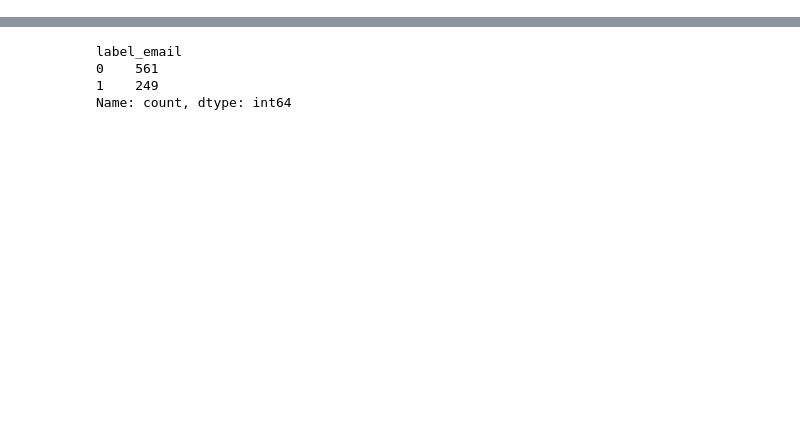
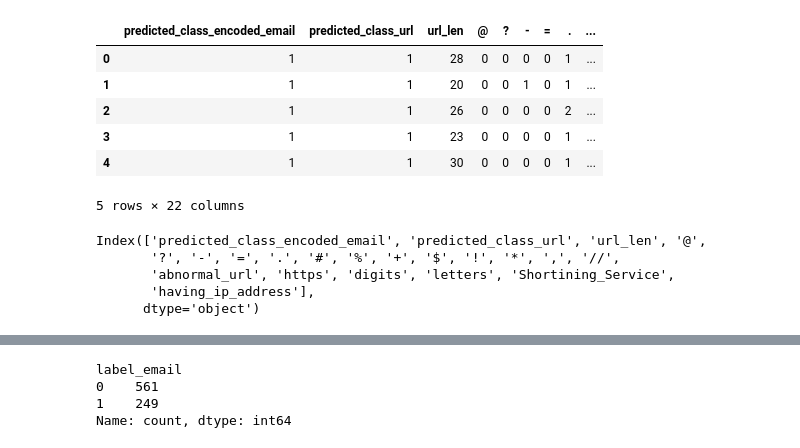
Before and after one commit to touficfakhry/ml_iter3, a Jupyter notebook: meta-classifier/meta-classifier.ipynb, the cells around one changed output, grey strips where cells are left out. Drawn from its saved outputs; the diff is of its cells as text; code cells hidden in the pictures; blank space fills up the shorter version.

```diff
--- a/meta-classifier/meta-classifier.ipynb
+++ b/meta-classifier/meta-classifier.ipynb
@@ -8,6 +9,24 @@ from sklearn.metrics import accuracy_score, classification_report, confusion_mat
 # %%
 merged_data = pd.read_csv('merged_data_with_predictions.csv')
 # %%
-# Assuming merged_data contains the merged features and labels
-X = pd.get_dummies(merged_data[['url_len', 'domain', '@', '?', '-', '=', '.', '#', '%', '+', '$', '!', '*', ',', '//', 'abnormal_url', 'https', 'digits', 'letters', 'Shortining_Service', 'having_ip_address']])
+X = pd.get_dummies(merged_data[['predicted_class_encoded_email', 'predicted_class_url', 'url_len', '@', '?', '-', '=', '.', '#', '%', '+', '$', '!', '*', ',', '//', 'abnormal_url', 'https', 'digits', 'letters', 'Shortining_Service', 'having_ip_address']])
+
 y = merged_data['label_email']
+# %%
+X.head()
+# %% [output]
+|  | predicted_class_encoded_email | predicted_class_url | url_len | @ | ? | - | = | . | ... |
+| 0 | 1 | 1 | 28 | 0 | 0 | 0 | 0 | 1 | ... |
+| 1 | 1 | 1 | 20 | 0 | 0 | 1 | 0 | 1 | ... |
+| 2 | 1 | 1 | 26 | 0 | 0 | 0 | 0 | 2 | ... |
+| 3 | 1 | 1 | 23 | 0 | 0 | 0 | 0 | 1 | ... |
+| 4 | 1 | 1 | 30 | 0 | 0 | 0 | 0 | 1 | ... |
+5 rows × 22 columns
+# %%
+X.columns
+# %% [output]
+Index(['predicted_class_encoded_email', 'predicted_class_url', 'url_len', '@',
+       '?', '-', '=', '.', '#', '%', '+', '$', '!', '*', ',', '//',
+       'abnormal_url', 'https', 'digits', 'letters', 'Shortining_Service',
+       'having_ip_address'],
+      dtype='object')
```
Also changed, not shown: parts of 6 cells of this notebook, 2 other files.
